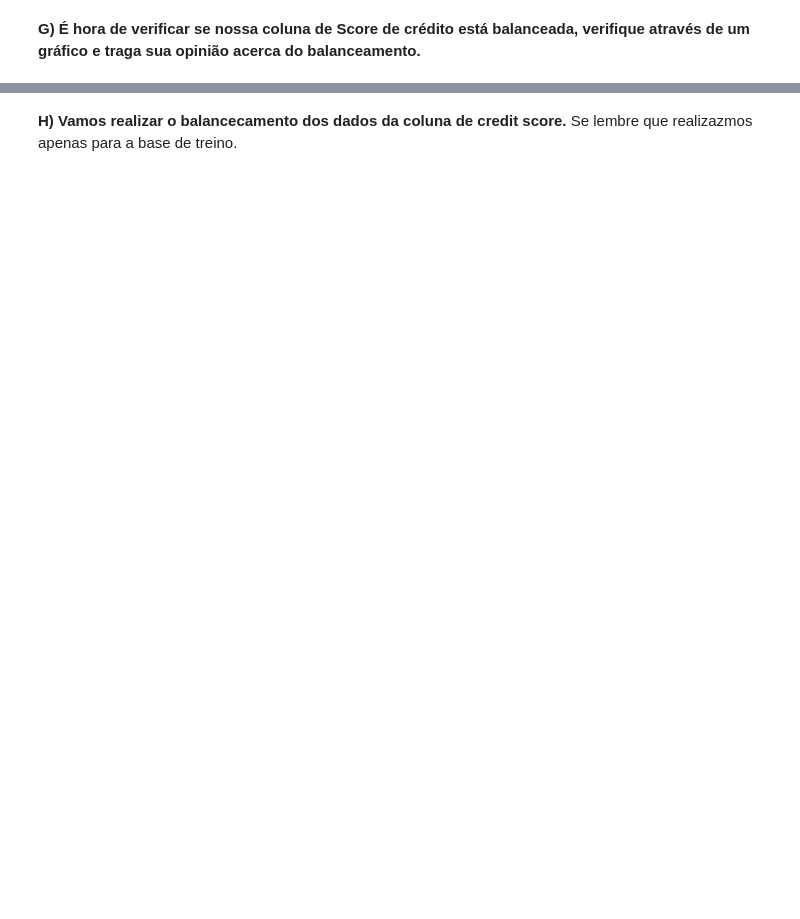
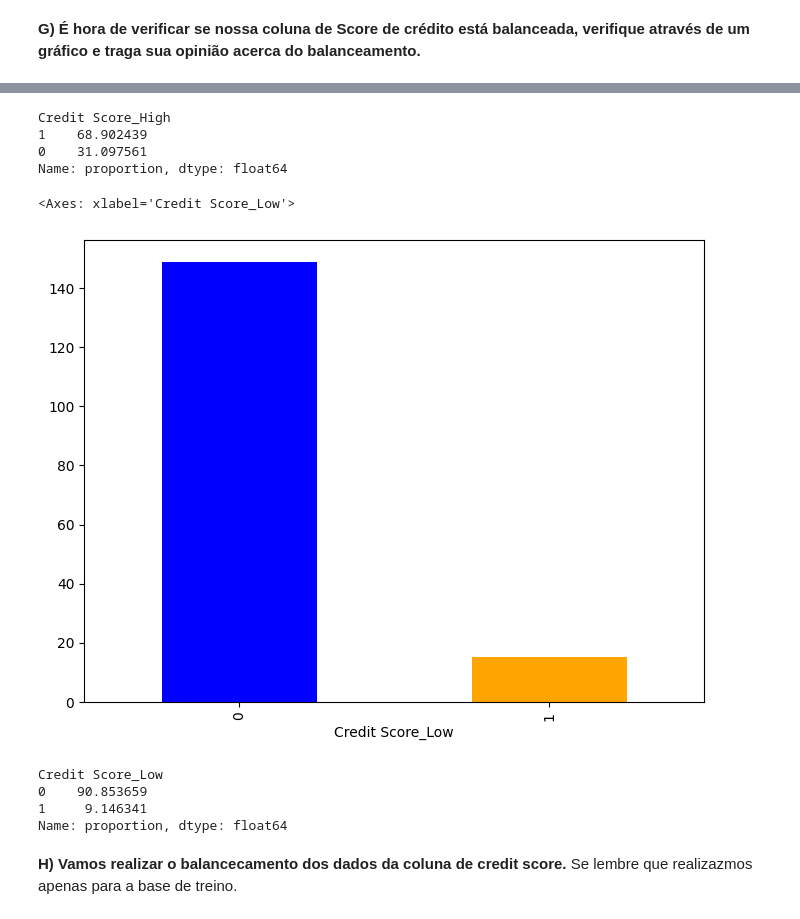
Before and after one commit to TierryW/Ciencia_de_Dados, a Jupyter notebook: Pre_Modelagem_3/Profissao Cientista de Dados M17 Projeto.ipynb, the cells around one changed output, grey strips where cells are left out. Cells and saved outputs as stored; diff of their text form; code cells hidden in the pictures; blank space fills up the shorter version.

```diff
--- a/Pre_Modelagem_3/Profissao Cientista de Dados M17 Projeto.ipynb
+++ b/Pre_Modelagem_3/Profissao Cientista de Dados M17 Projeto.ipynb
@@ -434,3 +570,24 @@ df.head()
+# %%
+print((df['Credit Score_High'].value_counts(normalize=True) * 100))
+# %% [output]
+Credit Score_High
+1    68.902439
+0    31.097561
+Name: proportion, dtype: float64
+# %%
+counts = df['Credit Score_Low'].value_counts()
+plt.figure(figsize=(8, 6))
+counts.plot(kind='bar', color=['blue', 'orange'])
+# %% [output]
+<Axes: xlabel='Credit Score_Low'>
+[figure, added]
+# %%
+print((df['Credit Score_Low'].value_counts(normalize=True) * 100))
+# %% [output]
+Credit Score_Low
+0    90.853659
+1     9.146341
+Name: proportion, dtype: float64
 # %% [markdown]
 **H) Vamos realizar o balancecamento dos dados da coluna de credit score.**
 Se lembre que realizazmos apenas para a base de treino.
```
Also changed, not shown: parts of 18 cells of this notebook, 4 other files.
